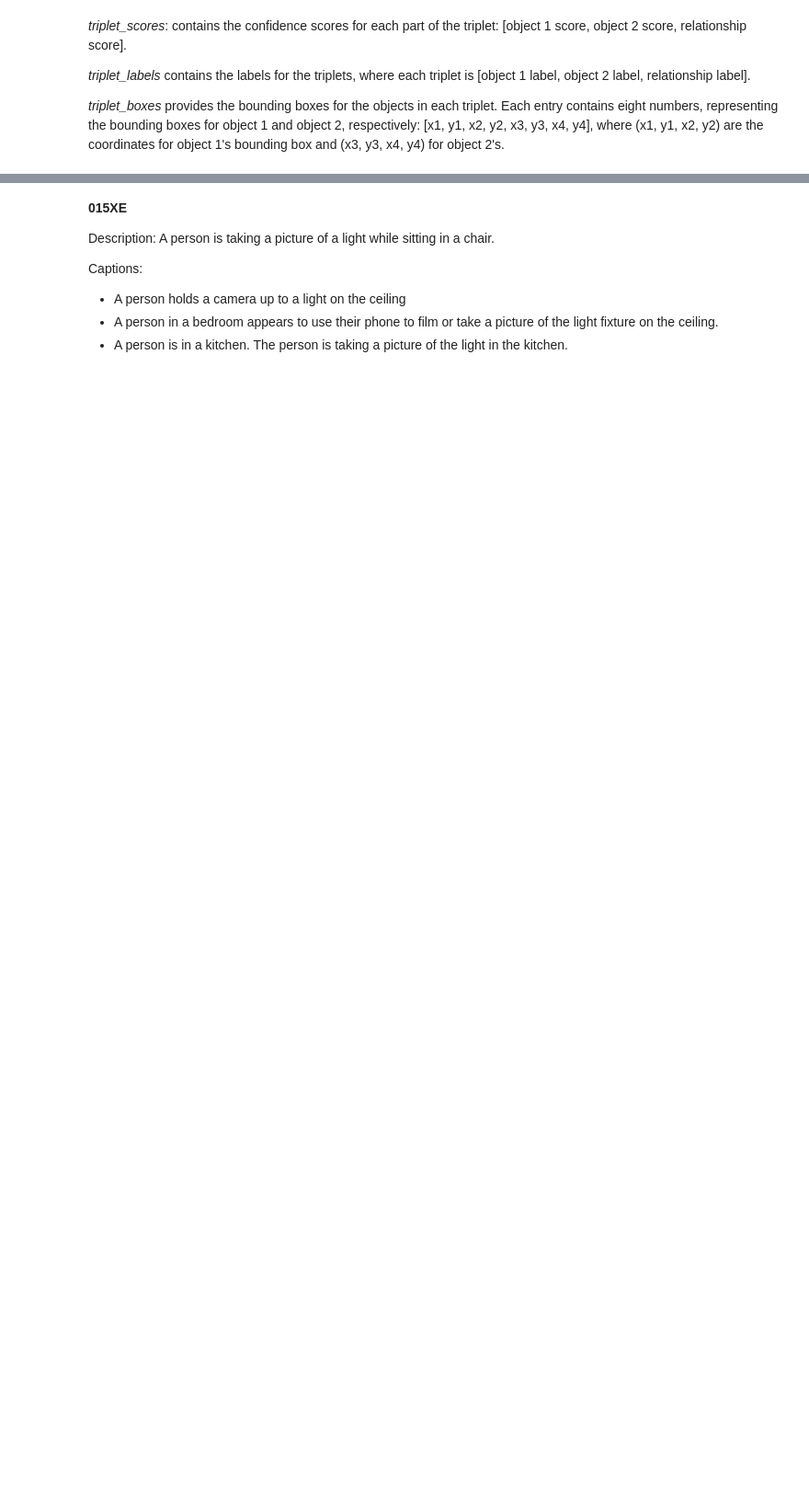
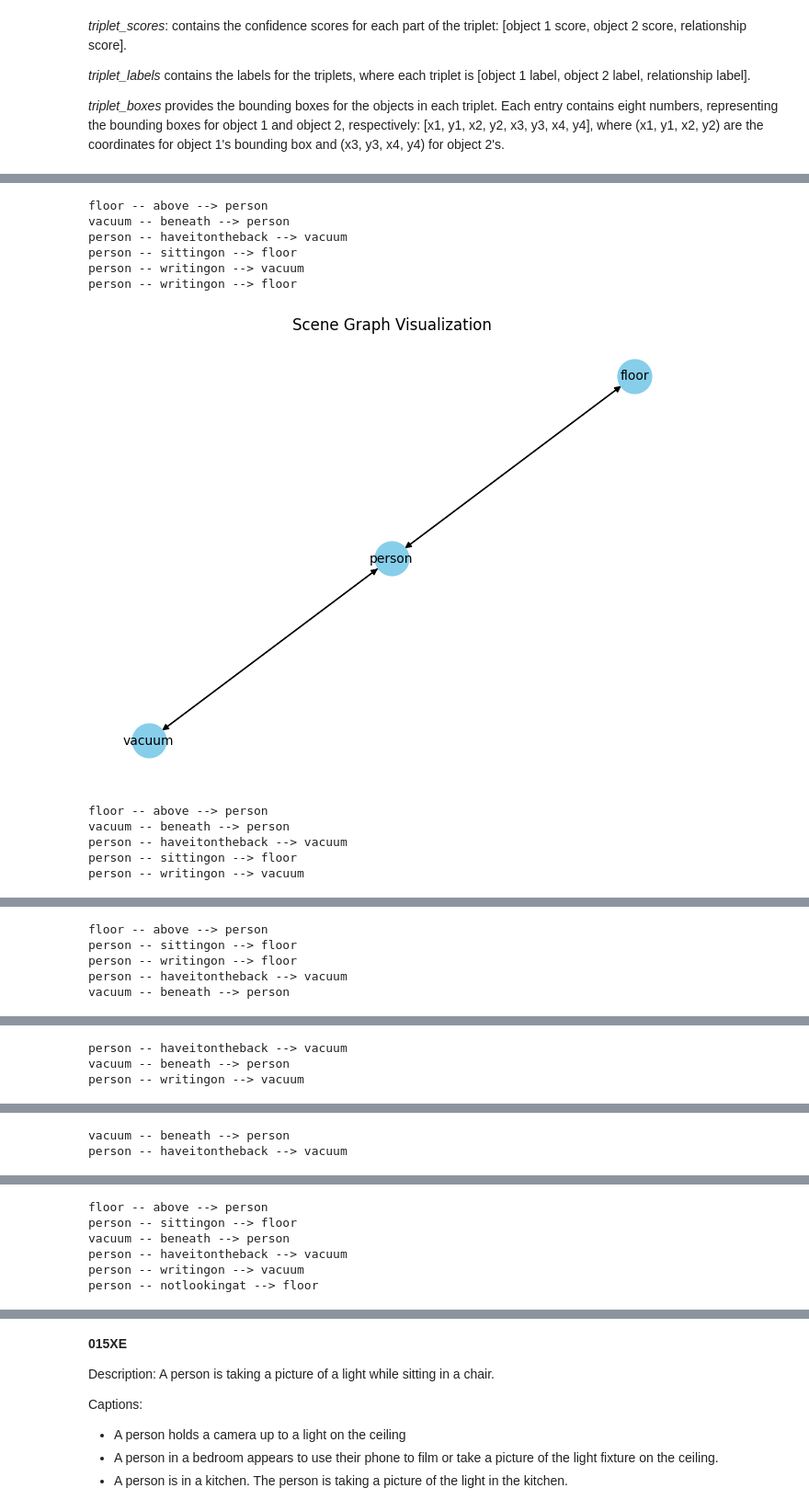
Before and after one commit to palimisis/sgg-llm, a Jupyter notebook: predcls_vis.ipynb, the cells around one changed output, grey strips where cells are left out. Shown at 92% size. Cells and saved outputs as stored; diff of their text form; code cells hidden in the pictures; blank space fills up the shorter version.

```diff
--- a/predcls_vis.ipynb
+++ b/predcls_vis.ipynb
@@ -370,0 +197,15 @@ person -- notlookingat --> floor
+# %%
+scene_graph_07BSH = plot_scene_graph(no_constraint_output_07BSH)
+# %% [output]
+floor -- above --> person
+vacuum -- beneath --> person
+person -- haveitontheback --> vacuum
+person -- sittingon --> floor
+person -- writingon --> vacuum
+person -- writingon --> floor
+[figure, added]
+floor -- above --> person
+vacuum -- beneath --> person
+person -- haveitontheback --> vacuum
+person -- sittingon --> floor
+person -- writingon --> vacuum
@@ -370,0 +213,5 @@ person -- notlookingat --> floor
+floor -- above --> person
+person -- sittingon --> floor
+person -- writingon --> floor
+person -- haveitontheback --> vacuum
+vacuum -- beneath --> person
@@ -370,0 +219,3 @@ person -- notlookingat --> floor
+person -- haveitontheback --> vacuum
+vacuum -- beneath --> person
+person -- writingon --> vacuum
@@ -370,0 +223,2 @@ person -- notlookingat --> floor
+vacuum -- beneath --> person
+person -- haveitontheback --> vacuum
@@ -370,0 +226,6 @@ person -- notlookingat --> floor
+floor -- above --> person
+person -- sittingon --> floor
+vacuum -- beneath --> person
+person -- haveitontheback --> vacuum
+person -- writingon --> vacuum
+person -- notlookingat --> floor
```
Also changed, not shown: parts of 38 cells of this notebook.
